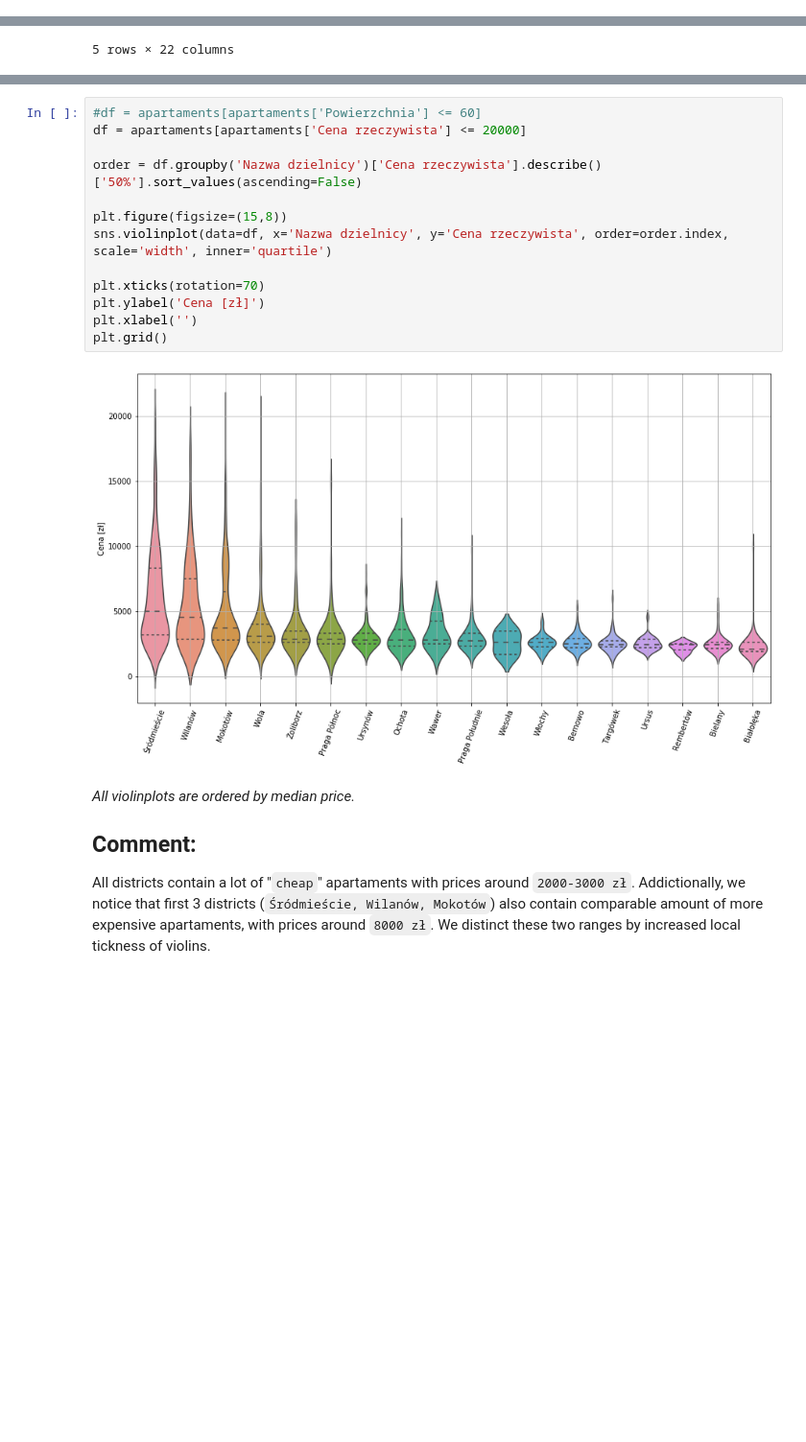
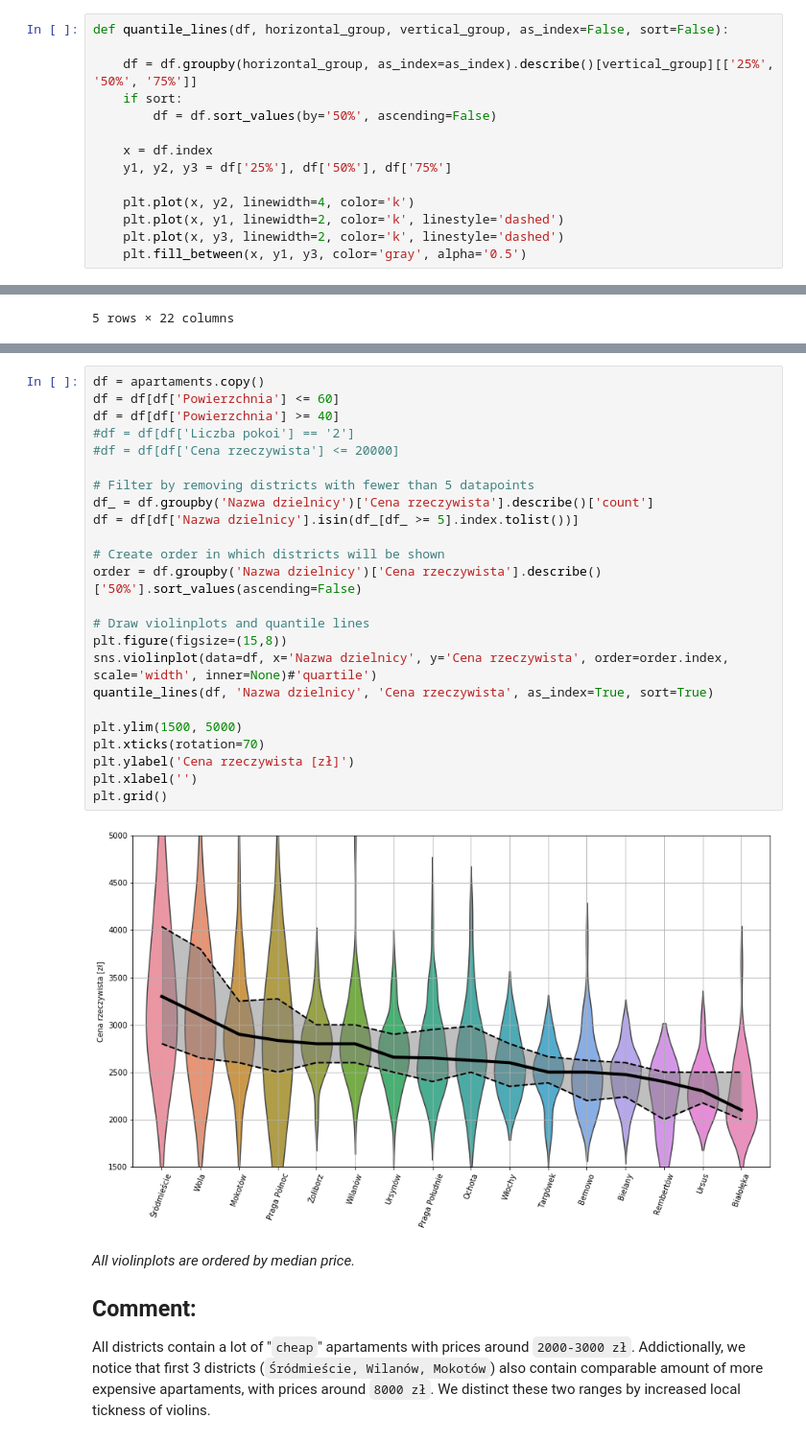
Before and after one commit to KrystianPlackowski/Apartments-data-parser, a Jupyter notebook: rental/analyse.ipynb, the cells around one changed output, grey strips where cells are left out. Shown at 96% size. Cells and saved outputs as stored; diff of their text form; blank space fills up the shorter version.

```diff
--- a/rental/analyse.ipynb
+++ b/rental/analyse.ipynb
@@ -68 +136,15 @@ def dist_2(a, b):
+# %%
+def quantile_lines(df, horizontal_group, vertical_group, as_index=False, sort=False):
+
+    df = df.groupby(horizontal_group, as_index=as_index).describe()[vertical_group][['25%', '50%', '75%']]
+    if sort:
+        df = df.sort_values(by='50%', ascending=False)
+
+    x = df.index
+    y1, y2, y3 = df['25%'], df['50%'], df['75%']
+
+    plt.plot(x, y2, linewidth=4, color='k')
+    plt.plot(x, y1, linewidth=2, color='k', linestyle='dashed')
+    plt.plot(x, y3, linewidth=2, color='k', linestyle='dashed')
+    plt.fill_between(x, y1, y3, color='gray', alpha='0.5')
 # %% [markdown]
@@ -169,18 +252,29 @@ apartaments.head()
 # %%
-#df = apartaments[apartaments['Powierzchnia'] <= 60]
-df = apartaments[apartaments['Cena rzeczywista'] <= 20000]
+df = apartaments.copy()
+df = df[df['Powierzchnia'] <= 60]
+df = df[df['Powierzchnia'] >= 40]
+#df = df[df['Liczba pokoi'] == '2']
+#df = df[df['Cena rzeczywista'] <= 20000]
 
+# Filter by removing districts with fewer than 5 datapoints
+df_ = df.groupby('Nazwa dzielnicy')['Cena rzeczywista'].describe()['count']
+df = df[df['Nazwa dzielnicy'].isin(df_[df_ >= 5].index.tolist())]
+
+# Create order in which districts will be shown
 order = df.groupby('Nazwa dzielnicy')['Cena rzeczywista'].describe()['50%'].sort_values(ascending=False)
 
+# Draw violinplots and quantile lines
 plt.figure(figsize=(15,8))
-sns.violinplot(data=df, x='Nazwa dzielnicy', y='Cena rzeczywista', order=order.index, scale='width', inner='quartile')
+sns.violinplot(data=df, x='Nazwa dzielnicy', y='Cena rzeczywista', order=order.index, scale='width', inner=None)#'quartile')
+quantile_lines(df, 'Nazwa dzielnicy', 'Cena rzeczywista', as_index=True, sort=True)
 
+plt.ylim(1500, 5000)
 plt.xticks(rotation=70)
-plt.ylabel('Cena [zł]')
+plt.ylabel('Cena rzeczywista [zł]')
 plt.xlabel('')
 plt.grid()
 # %% [output]
-[figure, old version]
+[figure, new version]
 # %% [markdown]
 *All violinplots are ordered by median price.*
 ## Comment:
```
Also changed, not shown: parts of 29 cells of this notebook.
